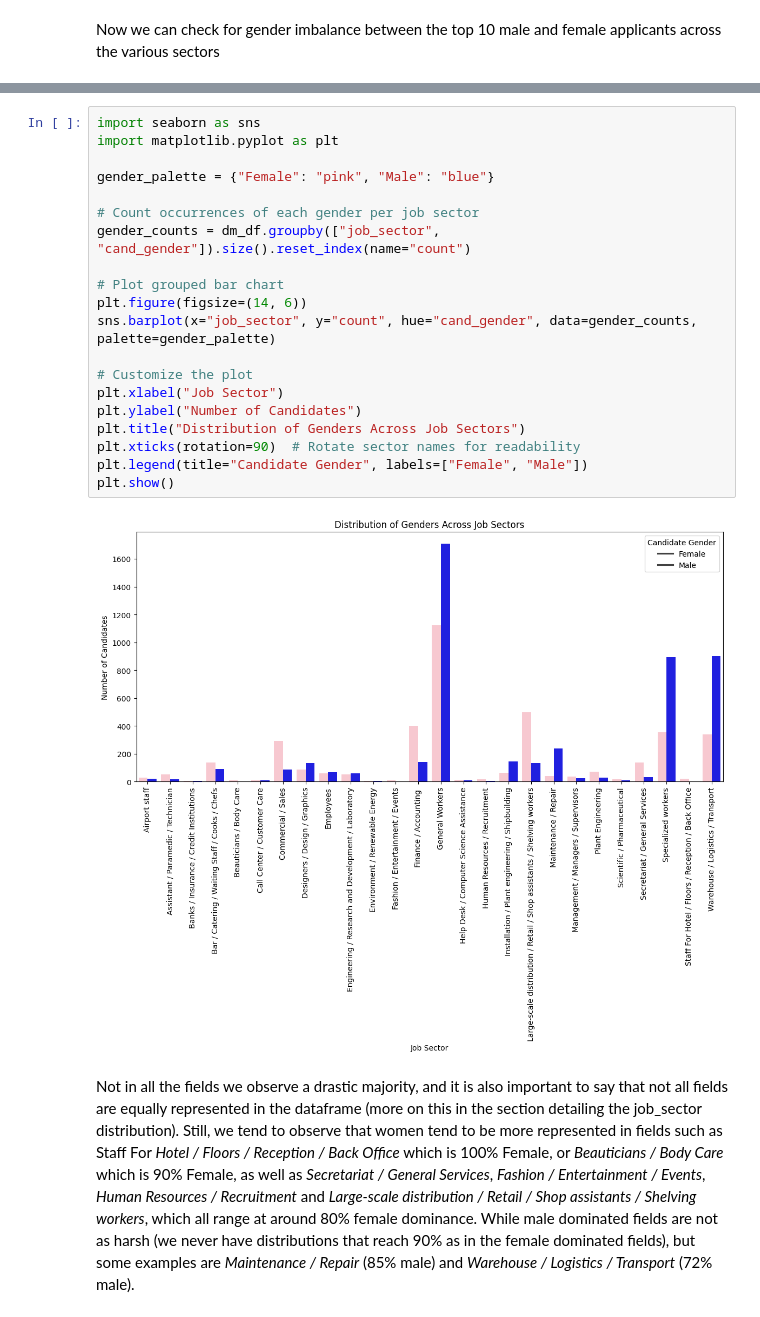
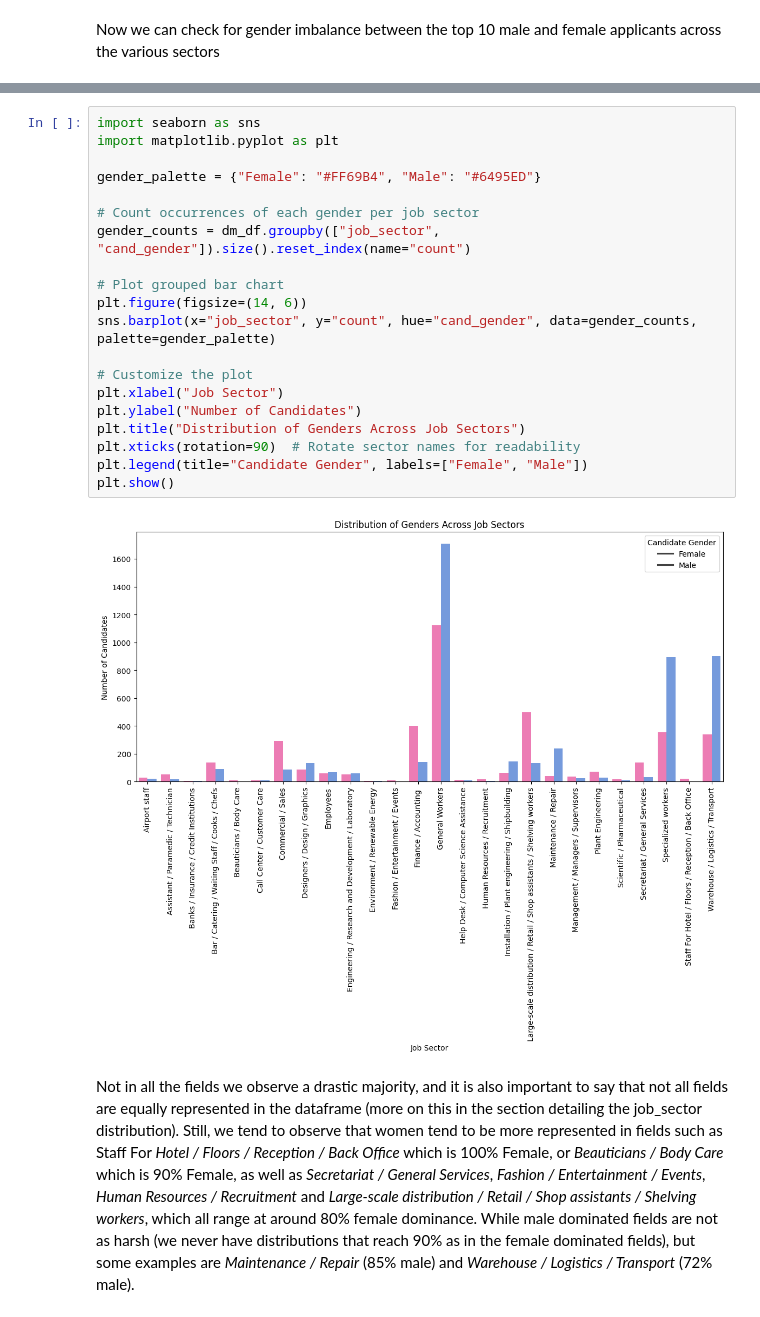
Before and after one commit to adiiulio/AiInIndustry_2025, a Jupyter notebook: fariness.ipynb, the cells around one changed output, grey strips where cells are left out. Drawn from its saved outputs; the diff is of its cells as text.

```diff
--- a/fariness.ipynb
+++ b/fariness.ipynb
@@ -415,24 +452,24 @@ Warehouse / Logistics / Transport: {'Female': 27.26, 'Male': 72.74}
 # %%
 import seaborn as sns
 import matplotlib.pyplot as plt
 
-gender_palette = {"Female": "pink", "Male": "blue"}
+gender_palette = {"Female": "#FF69B4", "Male": "#6495ED"}
 
 # Count occurrences of each gender per job sector
 gender_counts = dm_df.groupby(["job_sector", "cand_gender"]).size().reset_index(name="count")
 
 # Plot grouped bar chart
 plt.figure(figsize=(14, 6))
 sns.barplot(x="job_sector", y="count", hue="cand_gender", data=gender_counts, palette=gender_palette)
 
 # Customize the plot
 plt.xlabel("Job Sector")
 plt.ylabel("Number of Candidates")
 plt.title("Distribution of Genders Across Job Sectors")
 plt.xticks(rotation=90)  # Rotate sector names for readability
 plt.legend(title="Candidate Gender", labels=["Female", "Male"])
 plt.show()
 # %% [output]
-[figure, old version]
+[figure, new version]
 # %% [markdown]
 Not in all the fields we observe a drastic majority, and it is also important to say that not all fields are equally represented in the dataframe (more on this in the section detailing the job_sector distribution). Still, we tend to observe that women tend to be more represented in fields such as Staff For *Hotel / Floors / Reception / Back Office* which is 100% Female, or *Beauticians / Body Care* which is 90% Female, as well as *Secretariat / General Services*, *Fashion / Entertainment / Events*, *Human Resources / Recruitment* and *Large-scale distribution / Retail / Shop assistants / Shelving workers*, which all range at around 80% female dominance. While male dominated fields are not as harsh (we never have distributions that reach 90% as in the female dominated fields), but some examples are *Maintenance / Repair* (85% male) and *Warehouse / Logistics / Transport* (72% male).
```
Also changed, not shown: parts of 17 cells of this notebook.
